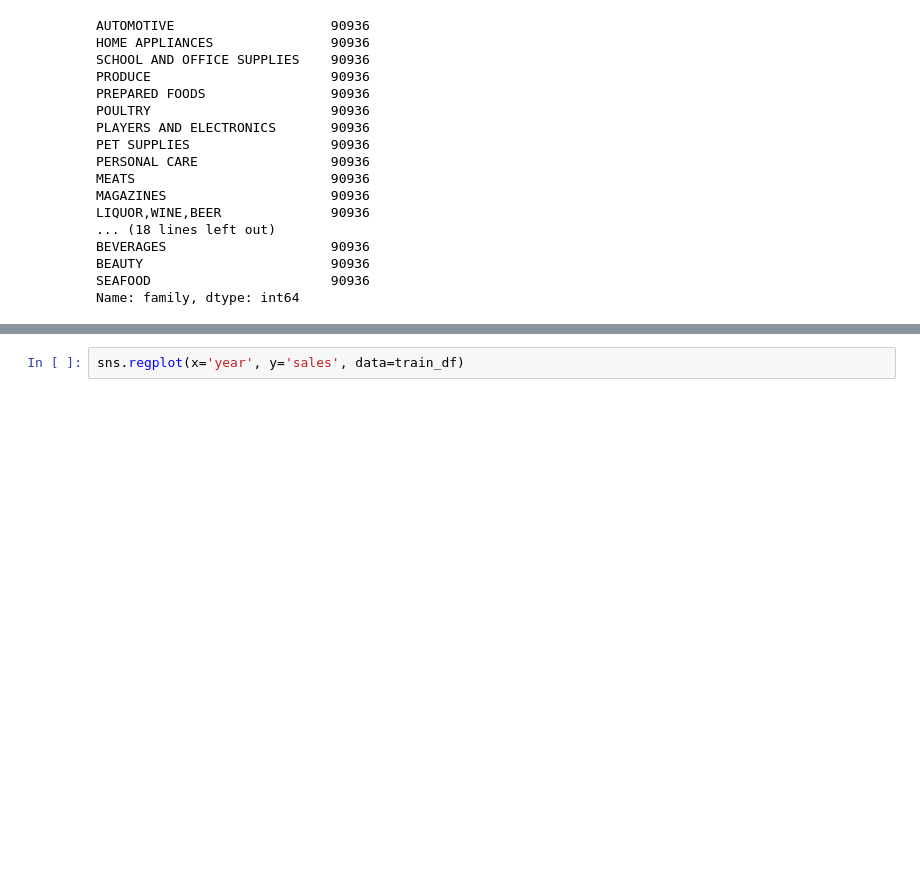
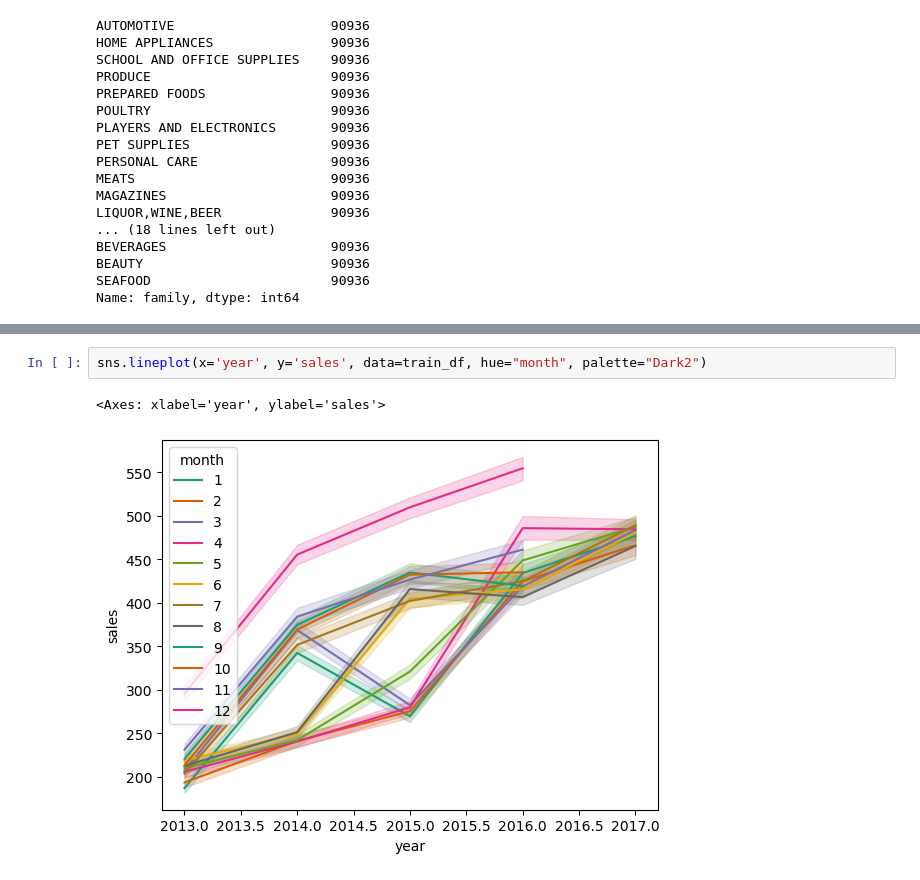
Before and after one commit to Chepngeno-langat/DS-projects, a Jupyter notebook: Store Sales Forecasting/Store Sales Prediction.ipynb, the cells around one changed output, grey strips where cells are left out. Drawn from its saved outputs; the diff is of its cells as text; blank space fills up the shorter version.

```diff
--- a/Store Sales Forecasting/Store Sales Prediction.ipynb
+++ b/Store Sales Forecasting/Store Sales Prediction.ipynb
@@ -122,3 +122,6 @@ sns.lineplot(data=ma)
 # %%
-sns.regplot(x='year', y='sales', data=train_df)
+sns.lineplot(x='year', y='sales', data=train_df, hue="month", palette="Dark2")
+# %% [output]
+<Axes: xlabel='year', ylabel='sales'>
+[figure, added]
 # %%
```
Also changed, not shown: parts of 12 cells of this notebook.
